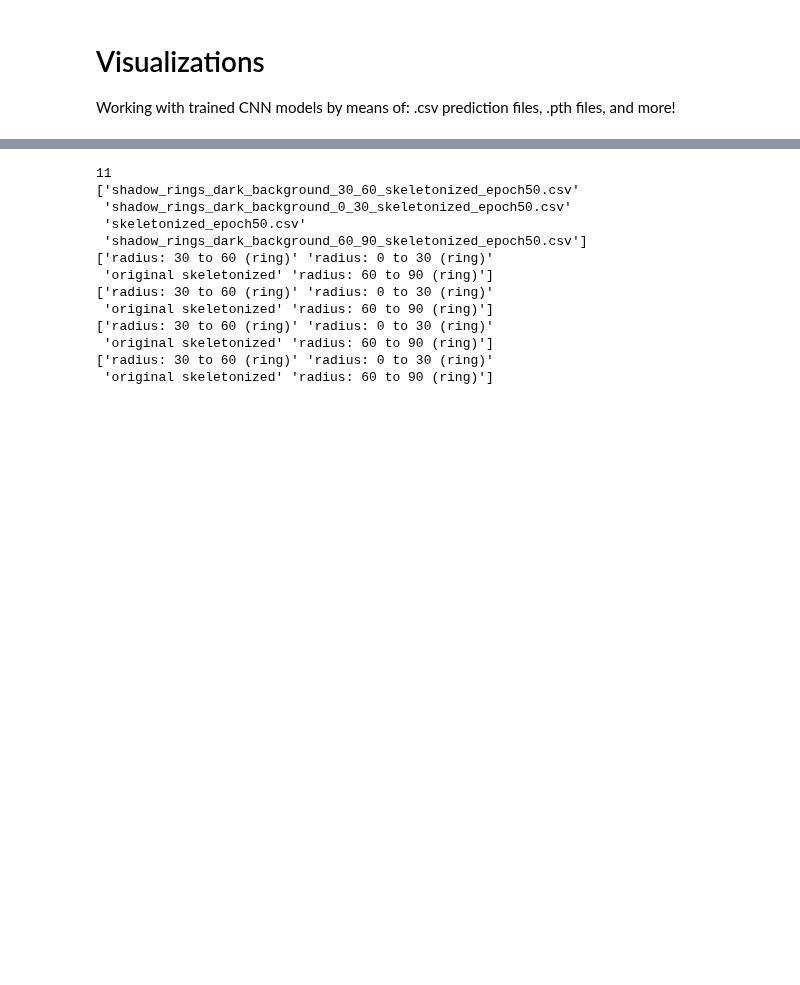
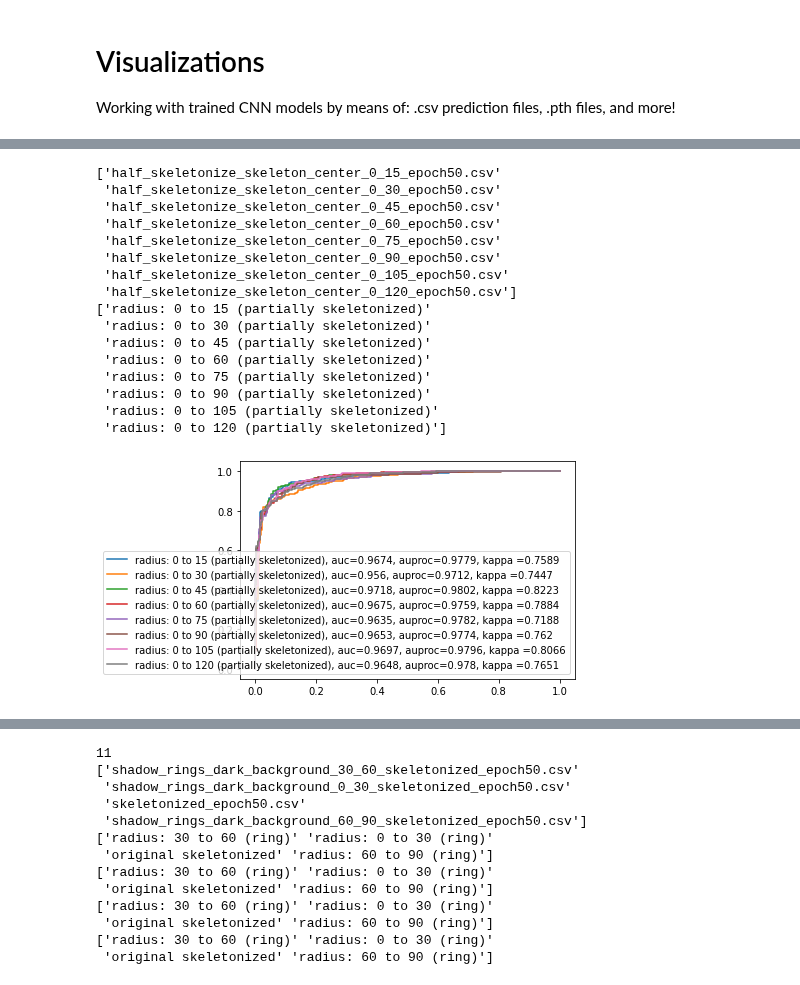
Before and after one commit to Centrattic/race, a Jupyter notebook: classifier_experiments/CNN_visualization.ipynb, the cells around one changed output, grey strips where cells are left out. Cells and saved outputs as stored; diff of their text form; code cells hidden in the pictures; blank space fills up the shorter version.

```diff
--- a/classifier_experiments/CNN_visualization.ipynb
+++ b/classifier_experiments/CNN_visualization.ipynb
@@ -271,3 +187,27 @@ def make_roc_plot(path, epoch, skeleton, shadow, shadow_ring, shadow_radiuses, r
 
     plt.legend(loc=4)
     plt.show()
+# %%
+skeleton_string_radiuses = [['0', '15'], ['0', '30'], ['0','45'], ['0','60'],
+                            ['0','75'], ['0','90'], ['0', '105'], ['0','120']]
+# %%
+make_skel_roc_plot("./CNN_train/outputs/probabilities/#7(half_skeletonize)/", 50, skeleton_string_radiuses,
+                   'skeleton_center', insert_indexes = [], my_paths = [], my_labels=[])
+# %% [output]
+['half_skeletonize_skeleton_center_0_15_epoch50.csv'
+ 'half_skeletonize_skeleton_center_0_30_epoch50.csv'
+ 'half_skeletonize_skeleton_center_0_45_epoch50.csv'
+ 'half_skeletonize_skeleton_center_0_60_epoch50.csv'
+ 'half_skeletonize_skeleton_center_0_75_epoch50.csv'
+ 'half_skeletonize_skeleton_center_0_90_epoch50.csv'
+ 'half_skeletonize_skeleton_center_0_105_epoch50.csv'
+ 'half_skeletonize_skeleton_center_0_120_epoch50.csv']
+['radius: 0 to 15 (partially skeletonized)'
+ 'radius: 0 to 30 (partially skeletonized)'
+ 'radius: 0 to 45 (partially skeletonized)'
+ 'radius: 0 to 60 (partially skeletonized)'
+ 'radius: 0 to 75 (partially skeletonized)'
+ 'radius: 0 to 90 (partially skeletonized)'
+ 'radius: 0 to 105 (partially skeletonized)'
+ 'radius: 0 to 120 (partially skeletonized)']
+[figure, added]
```
Also changed, not shown: parts of 25 cells of this notebook, 5 other files.
